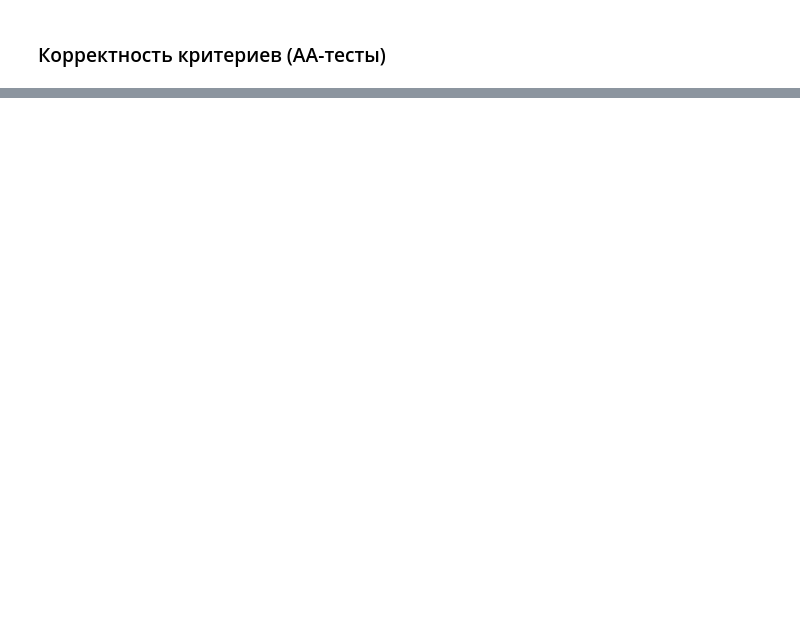
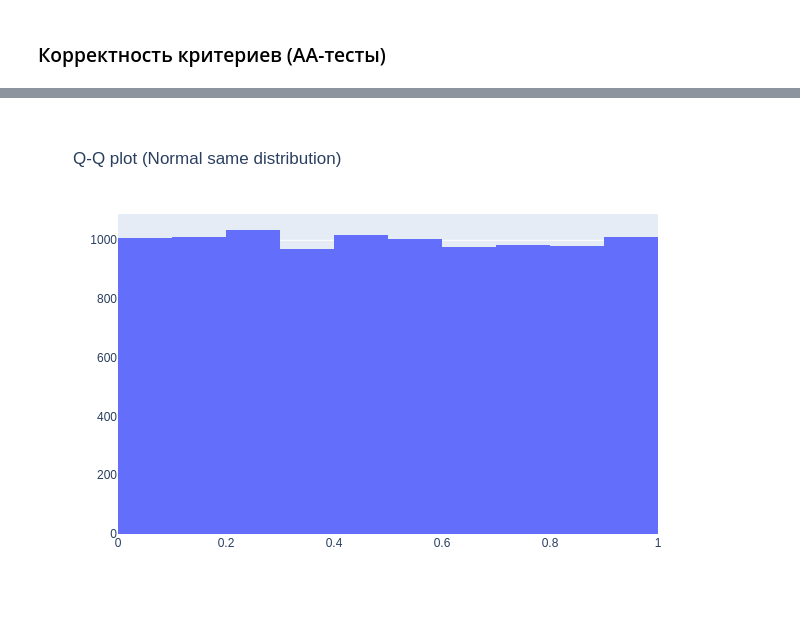
Before and after one commit to boomland/MADE_ab_testing, a Jupyter notebook: hw2/hw_statistics_and_statistical_criteria.ipynb, the cells around one changed output, grey strips where cells are left out. Drawn from its saved outputs; the diff is of its cells as text; code cells hidden in the pictures; blank space fills up the shorter version.

```diff
--- a/hw2/hw_statistics_and_statistical_criteria.ipynb
+++ b/hw2/hw_statistics_and_statistical_criteria.ipynb
@@ -287,7 +289,9 @@ fig
 # %%
 fig = go.Figure([go.Histogram(x=p_values_ttest['norm'], xbins={"start":0, "end":1, "size": 0.1})])
 fig.update_layout(title='Q-Q plot (Normal same distribution)')
-fig
+fig.show("png")
+# %% [output]
+[figure, added]
 # %%
 probs, x = get_probs_by_threshold(np.array(p_values_ttest['norm_diff']))
 fig = go.Figure([go.Scatter(x=x, y=probs, mode="markers", name="p_value"),
```
Also changed, not shown: parts of 9 cells of this notebook.
